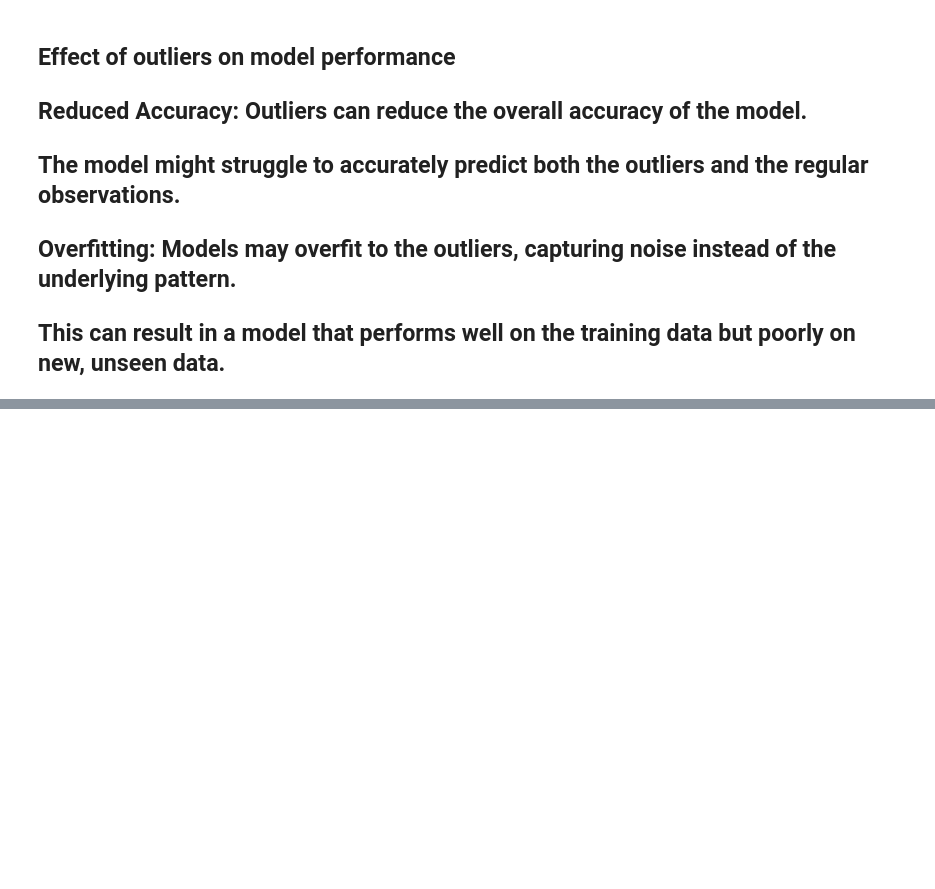
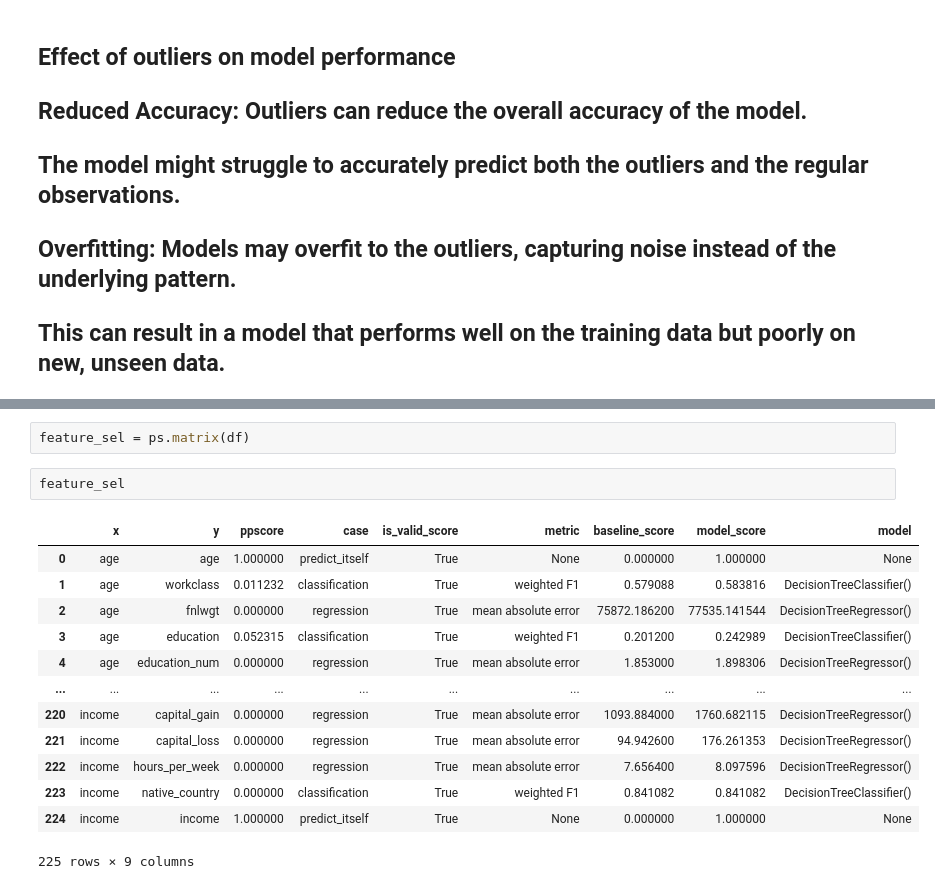
Before and after one commit to SanketMN/Assignments, a Jupyter notebook: EDA2Assignment.ipynb, the cells around one changed output, grey strips where cells are left out. Saved outputs shown, nothing was run; the diff lists cells and outputs as text; blank space fills up the shorter version.

```diff
--- a/EDA2Assignment.ipynb
+++ b/EDA2Assignment.ipynb
@@ -438,0 +488,18 @@ df_cleaned
+# %%
+feature_sel = ps.matrix(df)
+# %%
+feature_sel
+# %% [output]
+|  | x | y | ppscore | case | is_valid_score | metric | baseline_score | model_score | model |
+| 0 | age | age | 1.000000 | predict_itself | True | None | 0.000000 | 1.000000 | None |
+| 1 | age | workclass | 0.011232 | classification | True | weighted F1 | 0.579088 | 0.583816 | DecisionTreeClassifier() |
+| 2 | age | fnlwgt | 0.000000 | regression | True | mean absolute error | 75872.186200 | 77535.141544 | DecisionTreeRegressor() |
+| 3 | age | education | 0.052315 | classification | True | weighted F1 | 0.201200 | 0.242989 | DecisionTreeClassifier() |
+| 4 | age | education_num | 0.000000 | regression | True | mean absolute error | 1.853000 | 1.898306 | DecisionTreeRegressor() |
+| ... | ... | ... | ... | ... | ... | ... | ... | ... | ... |
+| 220 | income | capital_gain | 0.000000 | regression | True | mean absolute error | 1093.884000 | 1760.682115 | DecisionTreeRegressor() |
+| 221 | income | capital_loss | 0.000000 | regression | True | mean absolute error | 94.942600 | 176.261353 | DecisionTreeRegressor() |
+| 222 | income | hours_per_week | 0.000000 | regression | True | mean absolute error | 7.656400 | 8.097596 | DecisionTreeRegressor() |
+| 223 | income | native_country | 0.000000 | classification | True | weighted F1 | 0.841082 | 0.841082 | DecisionTreeClassifier() |
+| 224 | income | income | 1.000000 | predict_itself | True | None | 0.000000 | 1.000000 | None |
+225 rows × 9 columns
```
Also changed, not shown: parts of 23 cells of this notebook.
